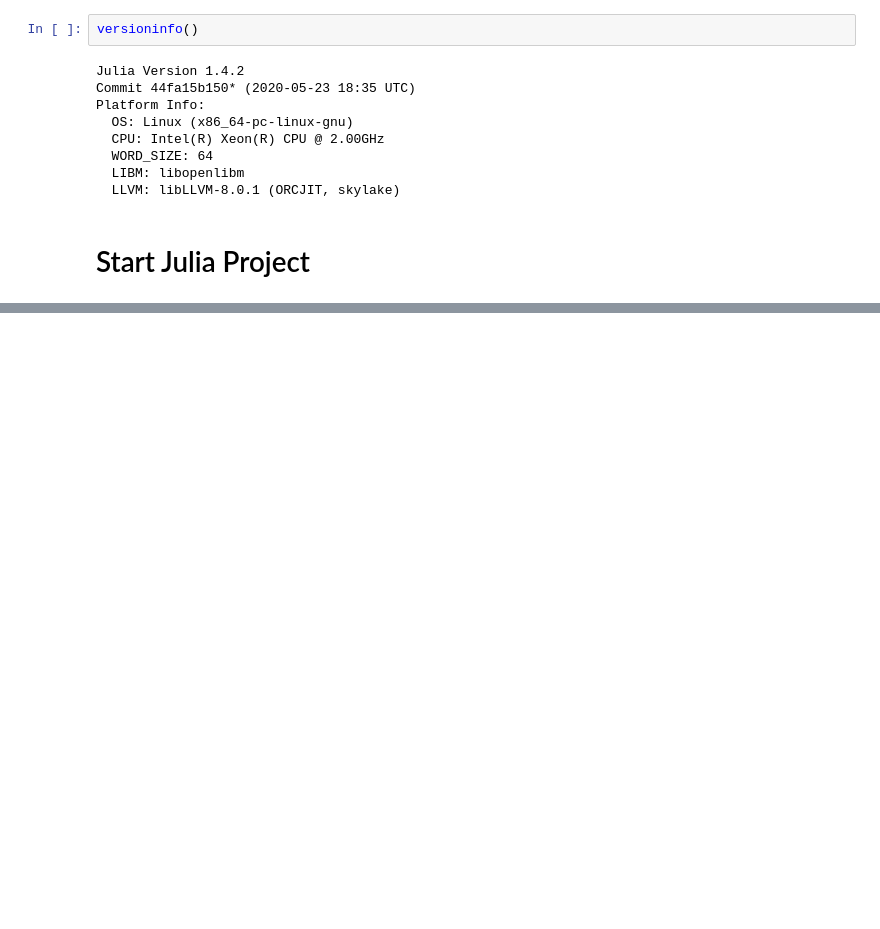
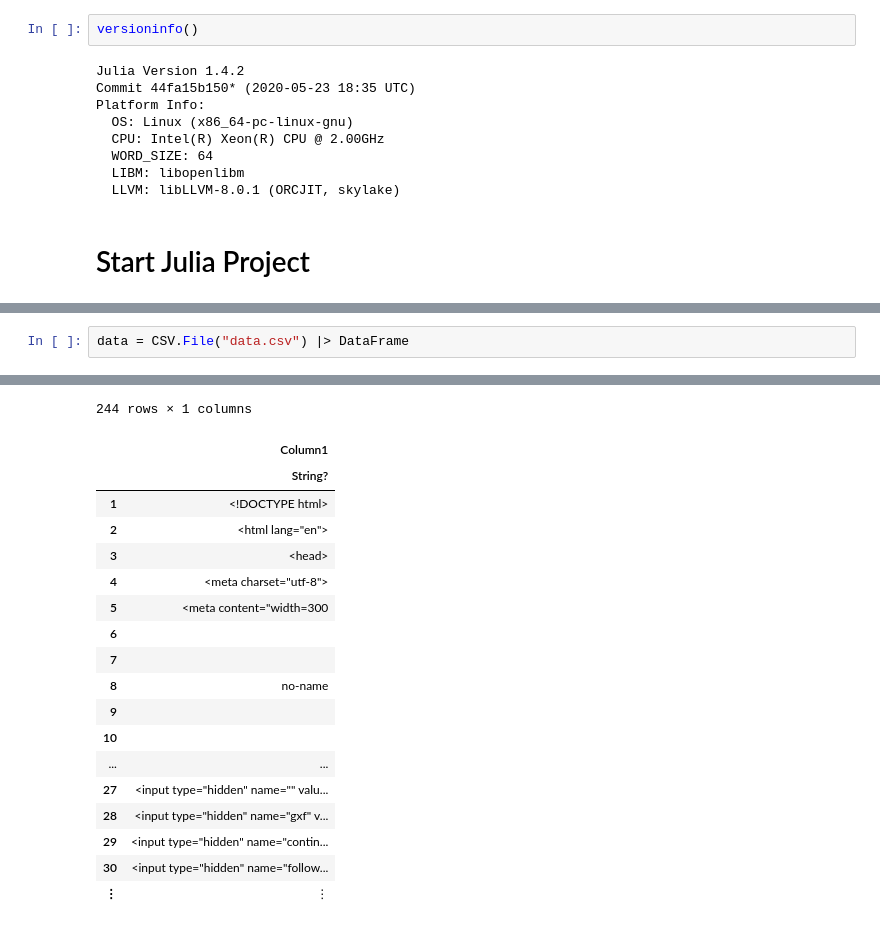
Before and after one commit to olidew1/Julia-Code, a Jupyter notebook: Julia_on_Colab.ipynb, the cells around one changed output, grey strips where cells are left out. Drawn from its saved outputs; the diff is of its cells as text; blank space fills up the shorter version.

```diff
--- a/Julia_on_Colab.ipynb
+++ b/Julia_on_Colab.ipynb
@@ -184,0 +259,3 @@ Platform Info:
+# %%
+data = CSV.File("data.csv") |> DataFrame
+# %% [output]
@@ -184,0 +278,19 @@ Platform Info:
+244 rows × 1 columns
+|  | Column1 |
+|  | String? |
+| 1 | <!DOCTYPE html> |
+| 2 | <html lang="en"> |
+| 3 | <head> |
+| 4 | <meta charset="utf-8"> |
+| 5 | <meta content="width=300 |
+| 6 |  |
+| 7 |  |
+| 8 | no-name |
+| 9 |  |
+| 10 |  |
+| ... | ... |
+| 27 | <input type="hidden" name="" valu... |
+| 28 | <input type="hidden" name="gxf" v... |
+| 29 | <input type="hidden" name="contin... |
+| 30 | <input type="hidden" name="follow... |
+| ⋮ | ⋮ |
```
Also changed, not shown: parts of 13 cells of this notebook.
